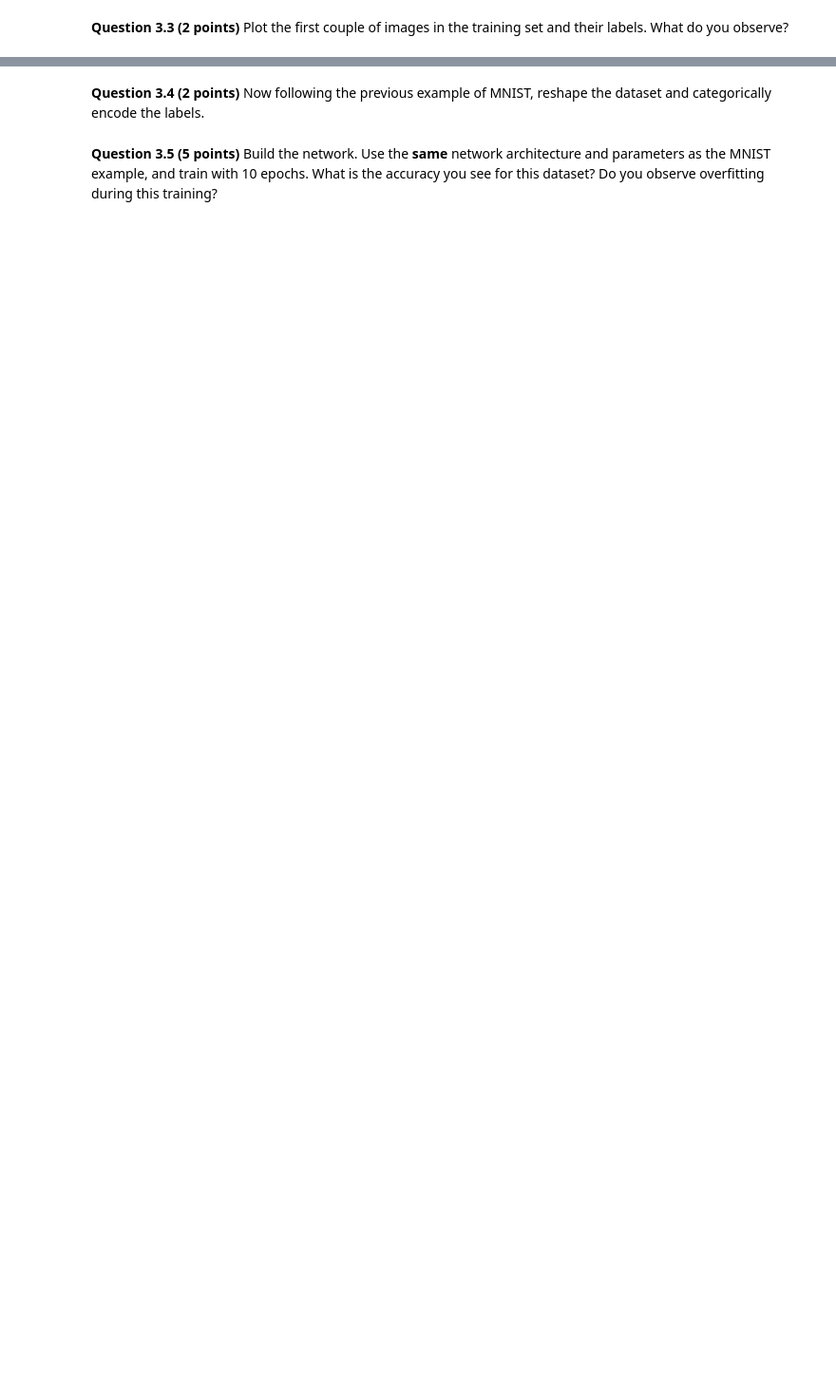
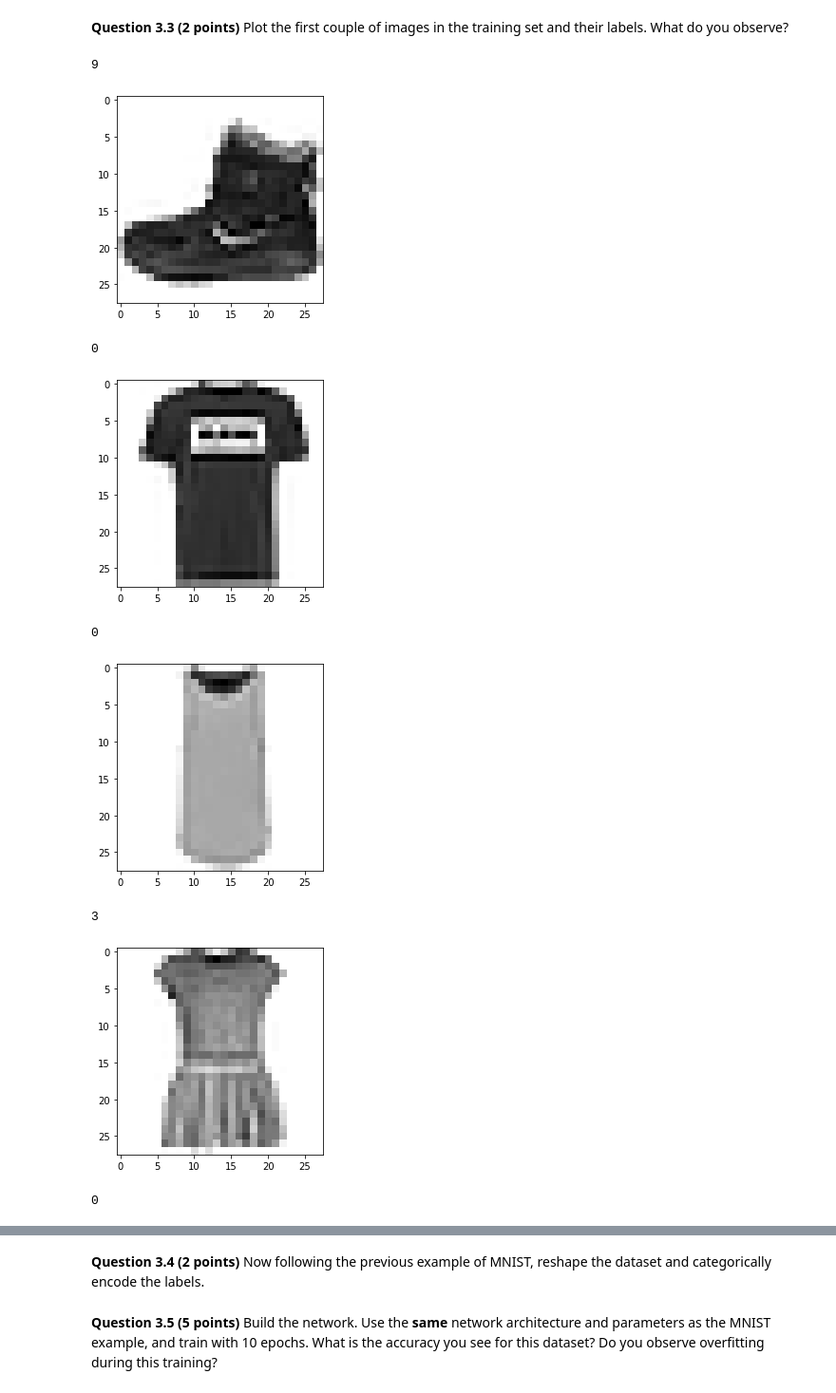
Before and after one commit to clelan24/CMSE202_Git_Started, a Jupyter notebook: hw_05/HW-05_TF-Kaedon_Cleland-Host.ipynb, the cells around one changed output, grey strips where cells are left out. Shown at 95% size. Cells and saved outputs as stored; diff of their text form; code cells hidden in the pictures; blank space fills up the shorter version.

```diff
--- a/hw_05/HW-05_TF-Kaedon_Cleland-Host.ipynb
+++ b/hw_05/HW-05_TF-Kaedon_Cleland-Host.ipynb
@@ -275,0 +311,2 @@ We will now work on another dataset called fashion MNIST. Fashion MNIST is a dat
+# %%
+(train_images, train_labels), (test_images, test_labels)=fashion_mnist.load_data()
@@ -283,0 +338,16 @@ We will now work on another dataset called fashion MNIST. Fashion MNIST is a dat
+# %%
+for n in range(5):
+    sample = train_images[n]
+    print(train_labels[n])
+    plt.imshow(sample, cmap=plt.cm.binary)
+    plt.show()
+# %% [output]
+9
+[figure, added]
+0
+[figure, added]
+0
+[figure, added]
+3
+[figure, added]
+0
```
Also changed, not shown: parts of 25 cells of this notebook.
